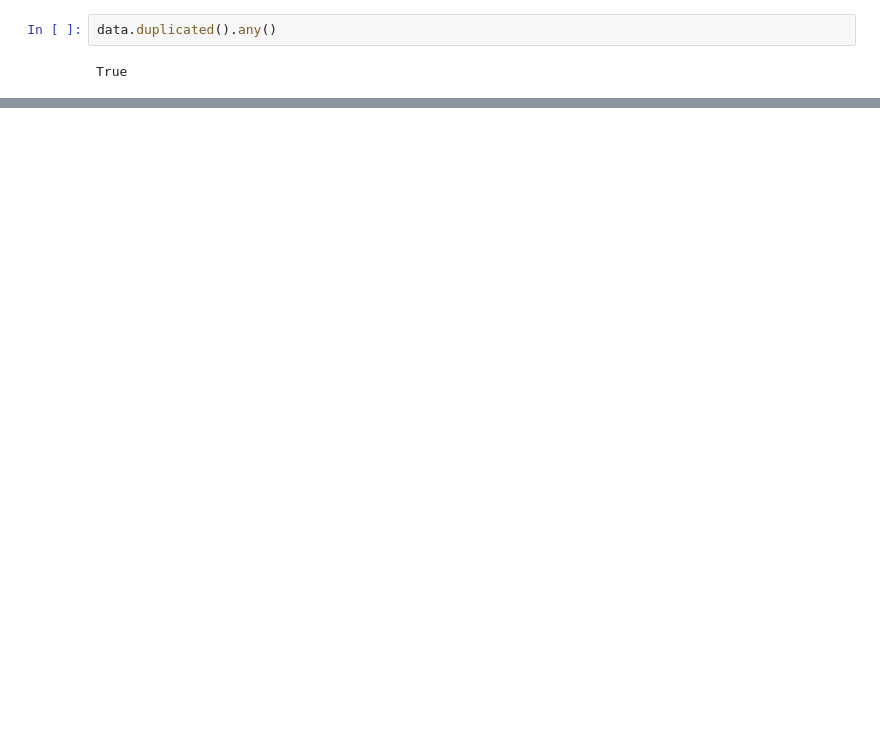
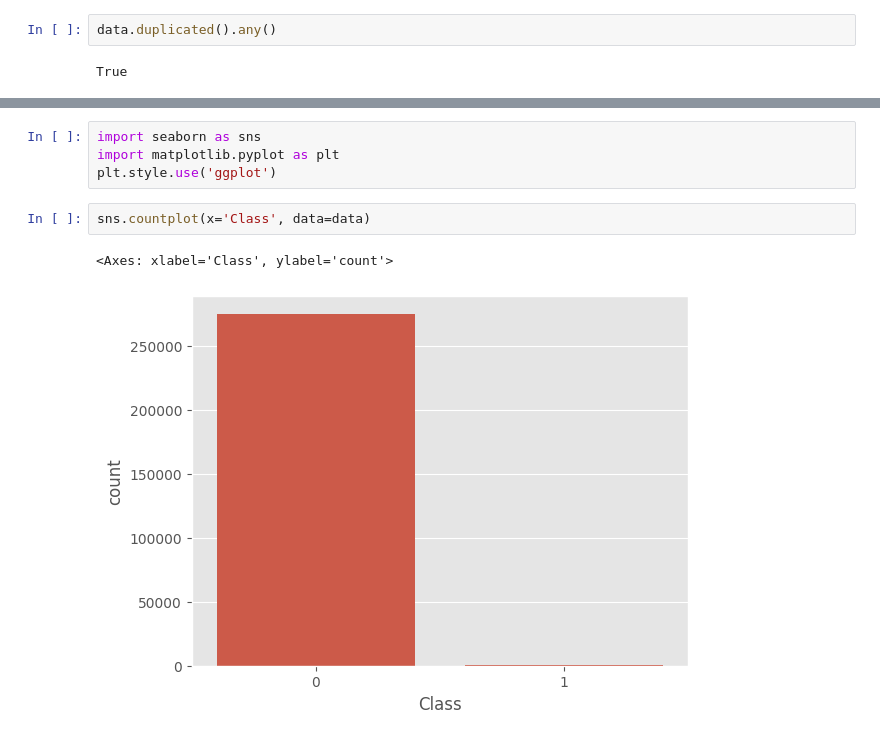
Before and after one commit to alexhamy/Credit-Card-Fraud-Det, a Jupyter notebook: credit_card_fraud_detection.ipynb, the cells around one changed output, grey strips where cells are left out. Cells and saved outputs as stored; diff of their text form; blank space fills up the shorter version.

```diff
--- a/credit_card_fraud_detection.ipynb
+++ b/credit_card_fraud_detection.ipynb
@@ -117,0 +128,9 @@ data = data.drop_duplicates()
+# %%
+import seaborn as sns
+import matplotlib.pyplot as plt
+plt.style.use('ggplot')
+# %%
+sns.countplot(x='Class', data=data)
+# %% [output]
+<Axes: xlabel='Class', ylabel='count'>
+[figure, added]
```
Also changed, not shown: parts of 25 cells of this notebook.
